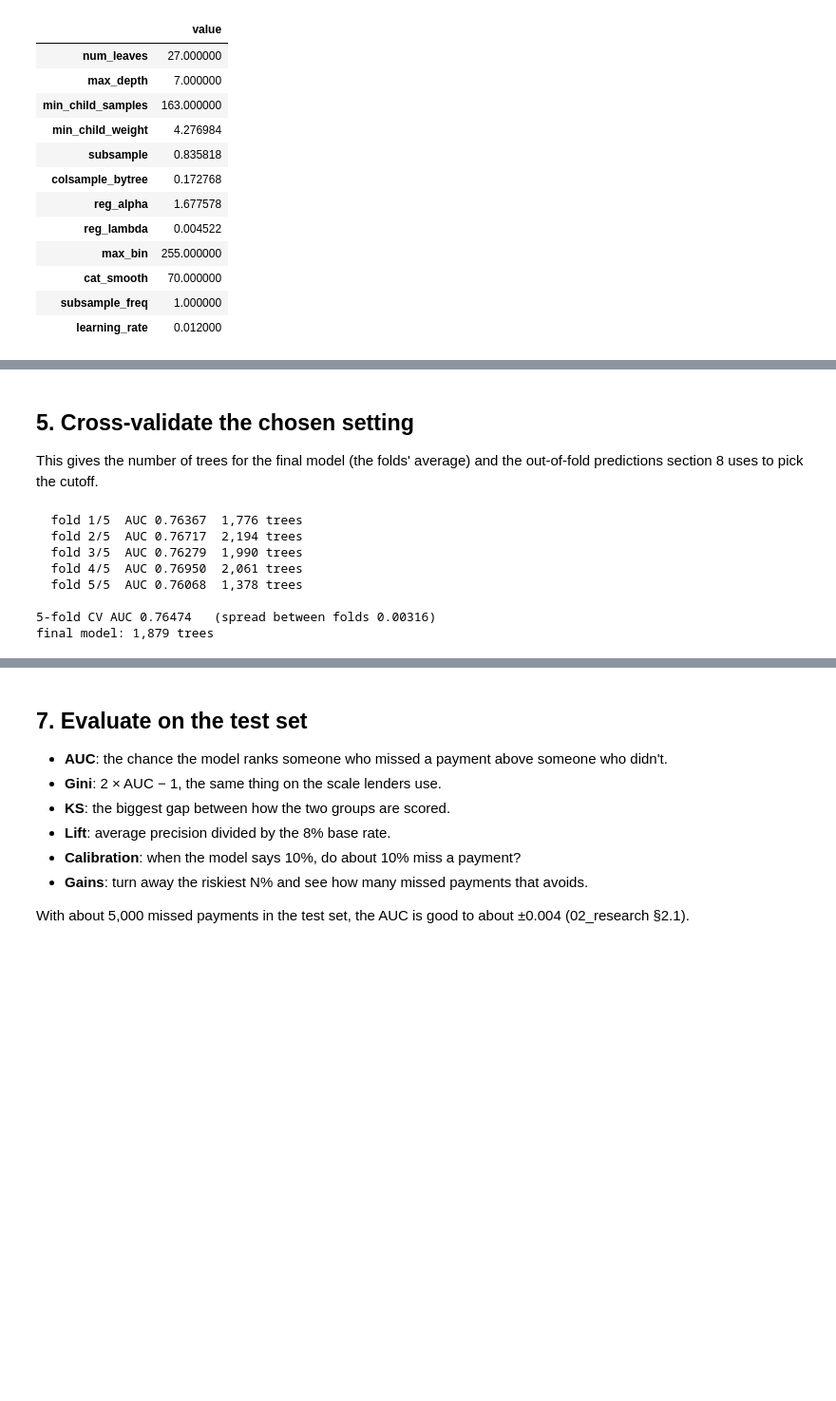
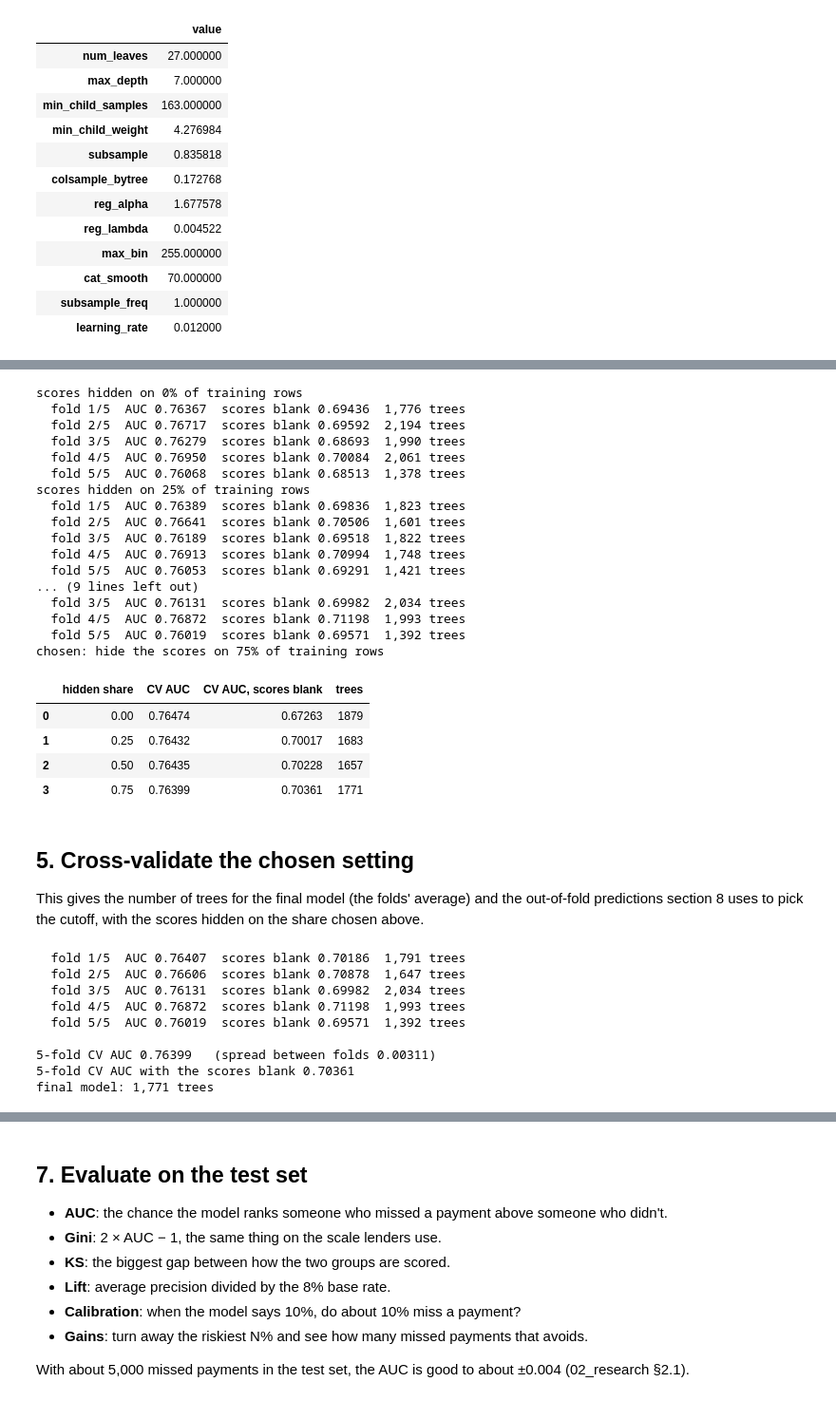
Before and after one commit to samstrc/Honors-Project, a Jupyter notebook: modeling/03_train.ipynb, the cells around one changed output, grey strips where cells are left out. Shown at 95% size. Cells and saved outputs as stored; diff of their text form; code cells hidden in the pictures; blank space fills up the shorter version.

Commit message:
Train the site's model to score forms with blank bureau scores instead of filling in typical ones

```diff
--- a/modeling/03_train.ipynb
+++ b/modeling/03_train.ipynb
@@ -28,12 +31,15 @@ import features
 
 SEED = 42
 # The backend loads models/<MODEL_NAME>* (backend/app/paths.py), and so does the Dockerfile.
-MODEL_NAME = "lightgbm_form_v3"
+MODEL_NAME = "lightgbm_form_v4"
 SITE_DATA = "../frontend/public/data"
 
 # Rerun the hyperparameter search (about ten minutes on an M5). Off, training uses the
 # setting the last search chose, saved in results/best_params.json.
 RUN_SEARCH = False
+# Rerun the comparison of how often to hide the bureau scores in training (section 4, four
+# cross-validations). Off, training uses the share saved in results/score_hiding.json.
+RUN_SCORE_SWEEP = False
 # %% [markdown]
 ## 1. Load the features
 
@@ -225,22 +273,68 @@ pd.Series(params).to_frame("value")
+# %%
+HIDE_SHARES = [0.0, 0.25, 0.5, 0.75]
+MAX_COST_WITH_SCORES = 0.002
+
+if RUN_SCORE_SWEEP or not os.path.exists("results/score_hiding.json"):
+    sweep = []
+    for share in HIDE_SHARES:
+        print(f"scores hidden on {share:.0%} of training rows")
+        r = cross_validate(params, X_train, y_train, hide_share=share)
+        sweep.append({"hidden share": share, "CV AUC": r["cv_auc"],
+                      "CV AUC, scores blank": r["cv_auc_blank"], "trees": int(np.mean(r["trees"]))})
+    with open("results/score_hiding.json", "w") as f:
+        json.dump(sweep, f, indent=2)
+
+sweep = pd.DataFrame(json.load(open("results/score_hiding.json")))
+no_hiding = sweep.loc[sweep["hidden share"] == 0, "CV AUC"].iloc[0]
+allowed = sweep[sweep["CV AUC"] >= no_hiding - MAX_COST_WITH_SCORES]
+HIDE_SHARE = float(allowed.loc[allowed["CV AUC, scores blank"].idxmax(), "hidden share"])
+print(f"chosen: hide the scores on {HIDE_SHARE:.0%} of training rows")
+sweep.round(5)
+# %% [output]
+scores hidden on 0% of training rows
+  fold 1/5  AUC 0.76367  scores blank 0.69436  1,776 trees
+  fold 2/5  AUC 0.76717  scores blank 0.69592  2,194 trees
+  fold 3/5  AUC 0.76279  scores blank 0.68693  1,990 trees
+  fold 4/5  AUC 0.76950  scores blank 0.70084  2,061 trees
+  fold 5/5  AUC 0.76068  scores blank 0.68513  1,378 trees
+scores hidden on 25% of training rows
+  fold 1/5  AUC 0.76389  scores blank 0.69836  1,823 trees
+  fold 2/5  AUC 0.76641  scores blank 0.70506  1,601 trees
+  fold 3/5  AUC 0.76189  scores blank 0.69518  1,822 trees
+  fold 4/5  AUC 0.76913  scores blank 0.70994  1,748 trees
+  fold 5/5  AUC 0.76053  scores blank 0.69291  1,421 trees
+... (9 lines left out)
+  fold 3/5  AUC 0.76131  scores blank 0.69982  2,034 trees
+  fold 4/5  AUC 0.76872  scores blank 0.71198  1,993 trees
+  fold 5/5  AUC 0.76019  scores blank 0.69571  1,392 trees
+chosen: hide the scores on 75% of training rows
+|  | hidden share | CV AUC | CV AUC, scores blank | trees |
+| 0 | 0.00 | 0.76474 | 0.67263 | 1879 |
+| 1 | 0.25 | 0.76432 | 0.70017 | 1683 |
+| 2 | 0.50 | 0.76435 | 0.70228 | 1657 |
+| 3 | 0.75 | 0.76399 | 0.70361 | 1771 |
 # %% [markdown]
 ## 5. Cross-validate the chosen setting
 
 This gives the number of trees for the final model (the folds' average) and the out-of-fold
-predictions section 8 uses to pick the cutoff.
+predictions section 8 uses to pick the cutoff, with the scores hidden on the share chosen
+above.
 # %%
-cv = cross_validate(params, X_train, y_train)
+cv = cross_validate(params, X_train, y_train, hide_share=HIDE_SHARE)
 n_trees = int(np.mean(cv["trees"]))
 print(f"\n5-fold CV AUC {cv['cv_auc']:.5f}   (spread between folds {np.std(cv['fold_aucs']):.5f})")
+print(f"5-fold CV AUC with the scores blank {cv['cv_auc_blank']:.5f}")
 print(f"final model: {n_trees:,} trees")
 # %% [output]
-  fold 1/5  AUC 0.76367  1,776 trees
-  fold 2/5  AUC 0.76717  2,194 trees
-  fold 3/5  AUC 0.76279  1,990 trees
-  fold 4/5  AUC 0.76950  2,061 trees
-  fold 5/5  AUC 0.76068  1,378 trees
+  fold 1/5  AUC 0.76407  scores blank 0.70186  1,791 trees
+  fold 2/5  AUC 0.76606  scores blank 0.70878  1,647 trees
+  fold 3/5  AUC 0.76131  scores blank 0.69982  2,034 trees
+  fold 4/5  AUC 0.76872  scores blank 0.71198  1,993 trees
+  fold 5/5  AUC 0.76019  scores blank 0.69571  1,392 trees
 
-5-fold CV AUC 0.76474   (spread between folds 0.00316)
-final model: 1,879 trees
+5-fold CV AUC 0.76399   (spread between folds 0.00311)
+5-fold CV AUC with the scores blank 0.70361
+final model: 1,771 trees
 # %% [markdown]
 ## 6. Train the model
 
```
Also changed, not shown: parts of 18 cells of this notebook, 18 other files.
